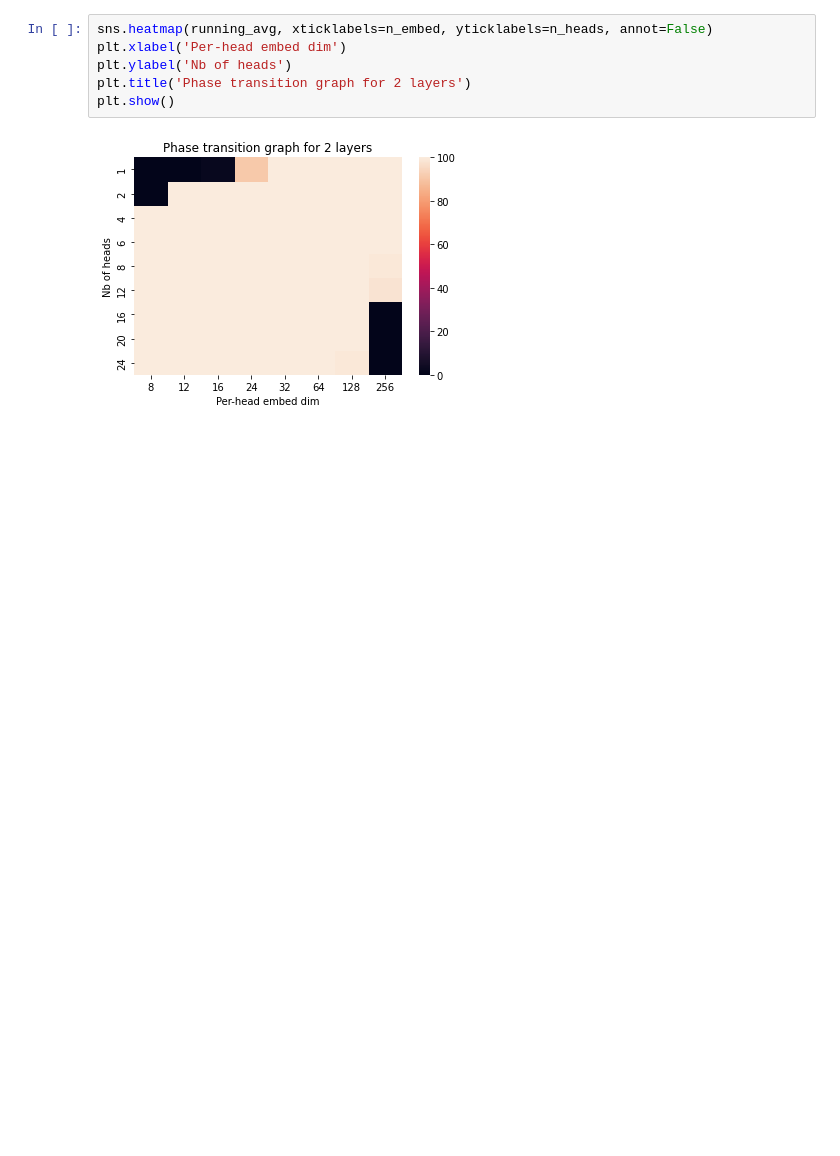
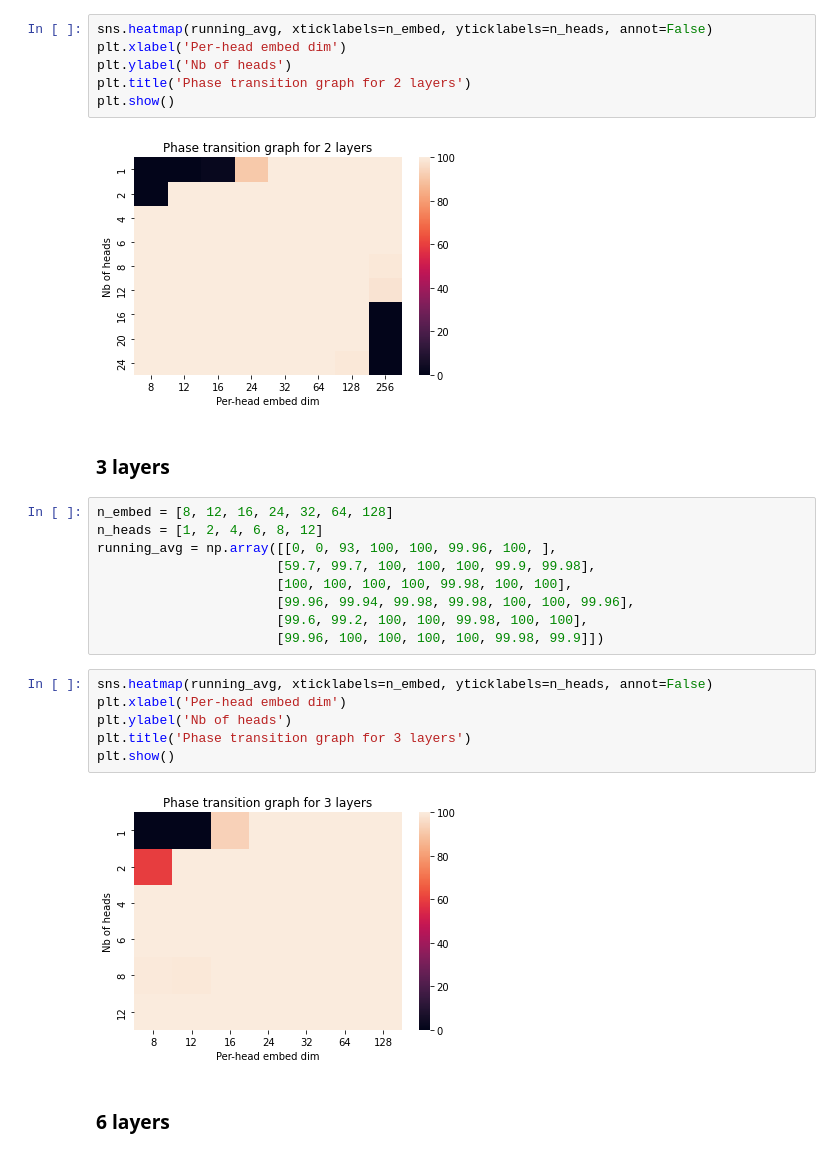
Before and after one commit to aboitreaud/CFGProject, a Jupyter notebook: heatmap_viz.ipynb, the cells around one changed output. Saved outputs shown, nothing was run; the diff lists cells and outputs as text; blank space fills up the shorter version.

Commit message:
Graph for 3 layers, beginning for 6

```diff
--- a/heatmap_viz.ipynb
+++ b/heatmap_viz.ipynb
@@ -47,3 +47,24 @@ plt.title('Phase transition graph for 2 layers')
 plt.show()
 # %% [output]
 [figure]
+# %% [markdown]
+### 3 layers
+# %%
+n_embed = [8, 12, 16, 24, 32, 64, 128]
+n_heads = [1, 2, 4, 6, 8, 12]
+running_avg = np.array([[0, 0, 93, 100, 100, 99.96, 100, ],
+                       [59.7, 99.7, 100, 100, 100, 99.9, 99.98],
+                       [100, 100, 100, 100, 99.98, 100, 100],
+                       [99.96, 99.94, 99.98, 99.98, 100, 100, 99.96],
+                       [99.6, 99.2, 100, 100, 99.98, 100, 100],
+                       [99.96, 100, 100, 100, 100, 99.98, 99.9]])
+# %%
+sns.heatmap(running_avg, xticklabels=n_embed, yticklabels=n_heads, annot=False)
+plt.xlabel('Per-head embed dim')
+plt.ylabel('Nb of heads')
+plt.title('Phase transition graph for 3 layers')
+plt.show()
+# %% [output]
+[figure, added]
+# %% [markdown]
+### 6 layers
```
Also changed, not shown: parts of 2 cells of this notebook.
